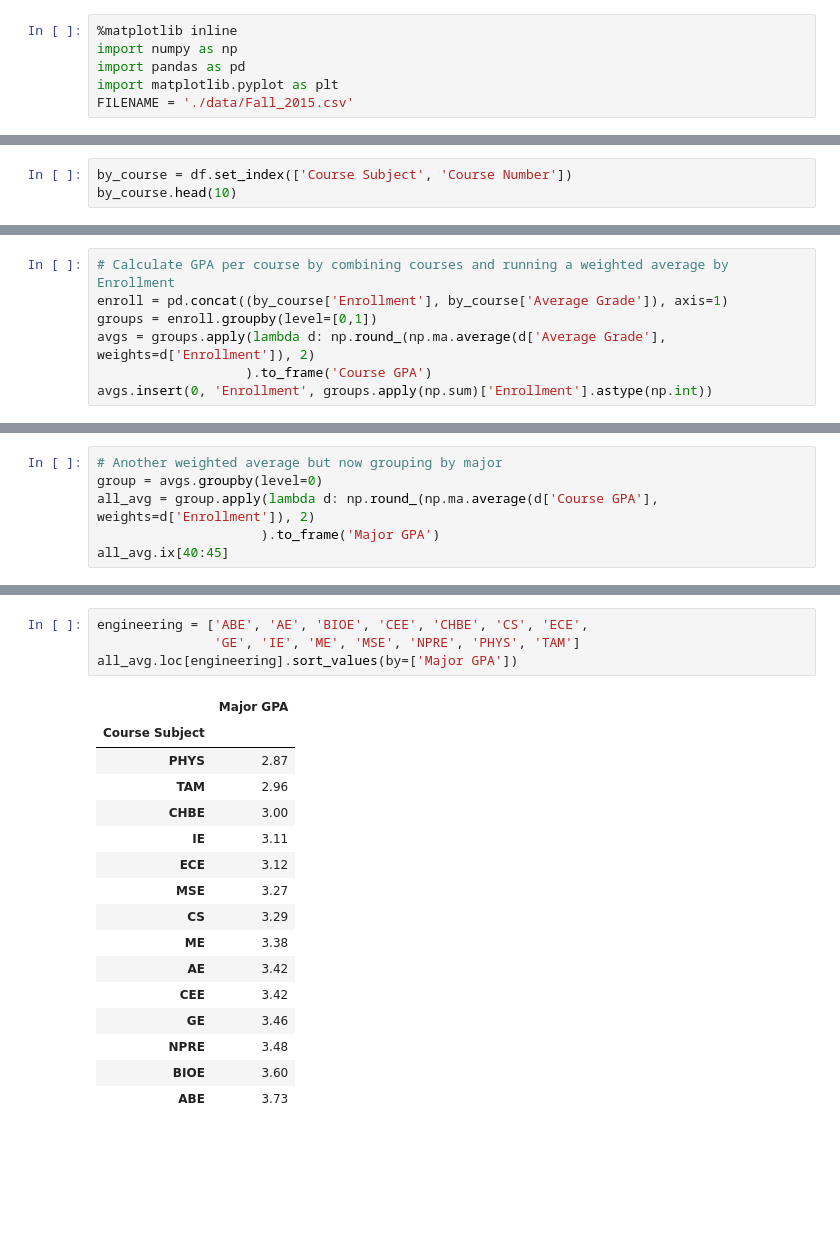
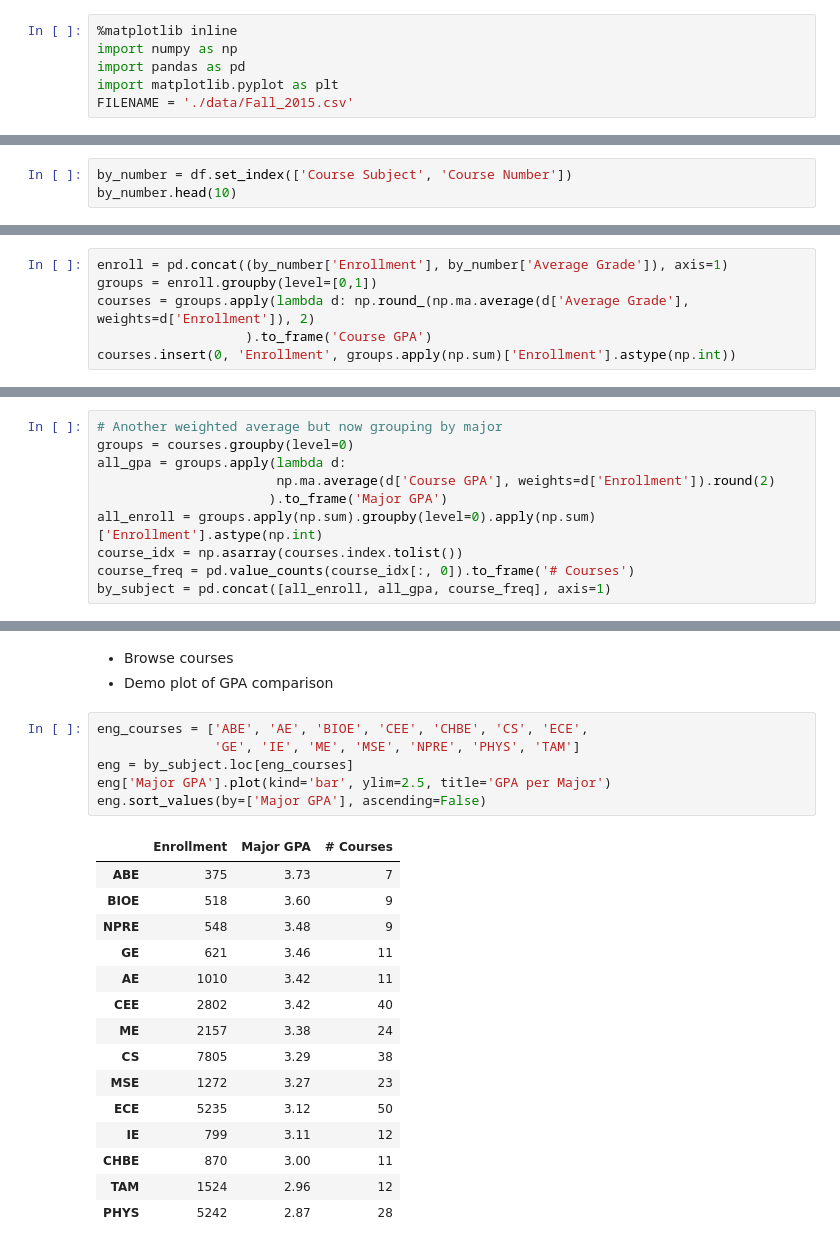
Before and after one commit to maneyko/grades, a Jupyter notebook: grades.ipynb, the cells around one changed output, grey strips where cells are left out. Cells and saved outputs as stored; diff of their text form; blank space fills up the shorter version.

```diff
--- a/grades.ipynb
+++ b/grades.ipynb
@@ -12,8 +14,8 @@ df = df.drop(drops, 1)
 df.ix[:, 'A+':'F'] = df.ix[:, 'A+':'F'].astype(np.int)
 df.insert(df.columns.get_loc('Average Grade'), 'Enrollment', df.ix[:, 'A+':'F'].sum(axis=1))
 # %%
-by_course = df.set_index(['Course Subject', 'Course Number'])
-by_course.head(10)
+by_number = df.set_index(['Course Subject', 'Course Number'])
+by_number.head(10)
 # %% [output]
 |  |  | Course Title | Enrollment | Average Grade | A+ | A | A- | B+ | ... |
 | Course Subject | Course Number |  |  |  |  |  |  |  | ... |
@@ -45,7 +55,6 @@ plot_course_num(by_course.loc[course].loc[[number]], course, number)
 # %%
-# Calculate GPA per course by combining courses and running a weighted average by Enrollment
-enroll = pd.concat((by_course['Enrollment'], by_course['Average Grade']), axis=1)
+enroll = pd.concat((by_number['Enrollment'], by_number['Average Grade']), axis=1)
 groups = enroll.groupby(level=[0,1])
-avgs = groups.apply(lambda d: np.round_(np.ma.average(d['Average Grade'], weights=d['Enrollment']), 2)
+courses = groups.apply(lambda d: np.round_(np.ma.average(d['Average Grade'], weights=d['Enrollment']), 2)
                    ).to_frame('Course GPA')
-avgs.insert(0, 'Enrollment', groups.apply(np.sum)['Enrollment'].astype(np.int))
+courses.insert(0, 'Enrollment', groups.apply(np.sum)['Enrollment'].astype(np.int))
@@ -73,6 +75,10 @@ avgs.ix[['GE', 'IE']]
 # %%
 # Another weighted average but now grouping by major
-group = avgs.groupby(level=0)
-all_avg = group.apply(lambda d: np.round_(np.ma.average(d['Course GPA'], weights=d['Enrollment']), 2)
-                     ).to_frame('Major GPA')
-all_avg.ix[40:45]
+groups = courses.groupby(level=0)
+all_gpa = groups.apply(lambda d:
+                       np.ma.average(d['Course GPA'], weights=d['Enrollment']).round(2)
+                      ).to_frame('Major GPA')
+all_enroll = groups.apply(np.sum).groupby(level=0).apply(np.sum)['Enrollment'].astype(np.int)
+course_idx = np.asarray(courses.index.tolist())
+course_freq = pd.value_counts(course_idx[:, 0]).to_frame('# Courses')
+by_subject = pd.concat([all_enroll, all_gpa, course_freq], axis=1)
@@ -87,21 +94,25 @@ all_avg.ix[40:45]
+# %% [markdown]
+* Browse courses
+* Demo plot of GPA comparison
 # %%
-engineering = ['ABE', 'AE', 'BIOE', 'CEE', 'CHBE', 'CS', 'ECE',
+eng_courses = ['ABE', 'AE', 'BIOE', 'CEE', 'CHBE', 'CS', 'ECE',
                'GE', 'IE', 'ME', 'MSE', 'NPRE', 'PHYS', 'TAM']
-all_avg.loc[engineering].sort_values(by=['Major GPA'])
+eng = by_subject.loc[eng_courses]
+eng['Major GPA'].plot(kind='bar', ylim=2.5, title='GPA per Major')
+eng.sort_values(by=['Major GPA'], ascending=False)
 # %% [output]
-|  | Major GPA |
-| Course Subject |  |
-| PHYS | 2.87 |
-| TAM | 2.96 |
-| CHBE | 3.00 |
-| IE | 3.11 |
-| ECE | 3.12 |
-| MSE | 3.27 |
-| CS | 3.29 |
-| ME | 3.38 |
-| AE | 3.42 |
-| CEE | 3.42 |
-| GE | 3.46 |
-| NPRE | 3.48 |
-| BIOE | 3.60 |
-| ABE | 3.73 |
+|  | Enrollment | Major GPA | # Courses |
+| ABE | 375 | 3.73 | 7 |
+| BIOE | 518 | 3.60 | 9 |
+| NPRE | 548 | 3.48 | 9 |
+| GE | 621 | 3.46 | 11 |
+| AE | 1010 | 3.42 | 11 |
+| CEE | 2802 | 3.42 | 40 |
+| ME | 2157 | 3.38 | 24 |
+| CS | 7805 | 3.29 | 38 |
+| MSE | 1272 | 3.27 | 23 |
+| ECE | 5235 | 3.12 | 50 |
+| IE | 799 | 3.11 | 12 |
+| CHBE | 870 | 3.00 | 11 |
+| TAM | 1524 | 2.96 | 12 |
+| PHYS | 5242 | 2.87 | 28 |
```
Also changed, not shown: parts of 13 cells of this notebook.
